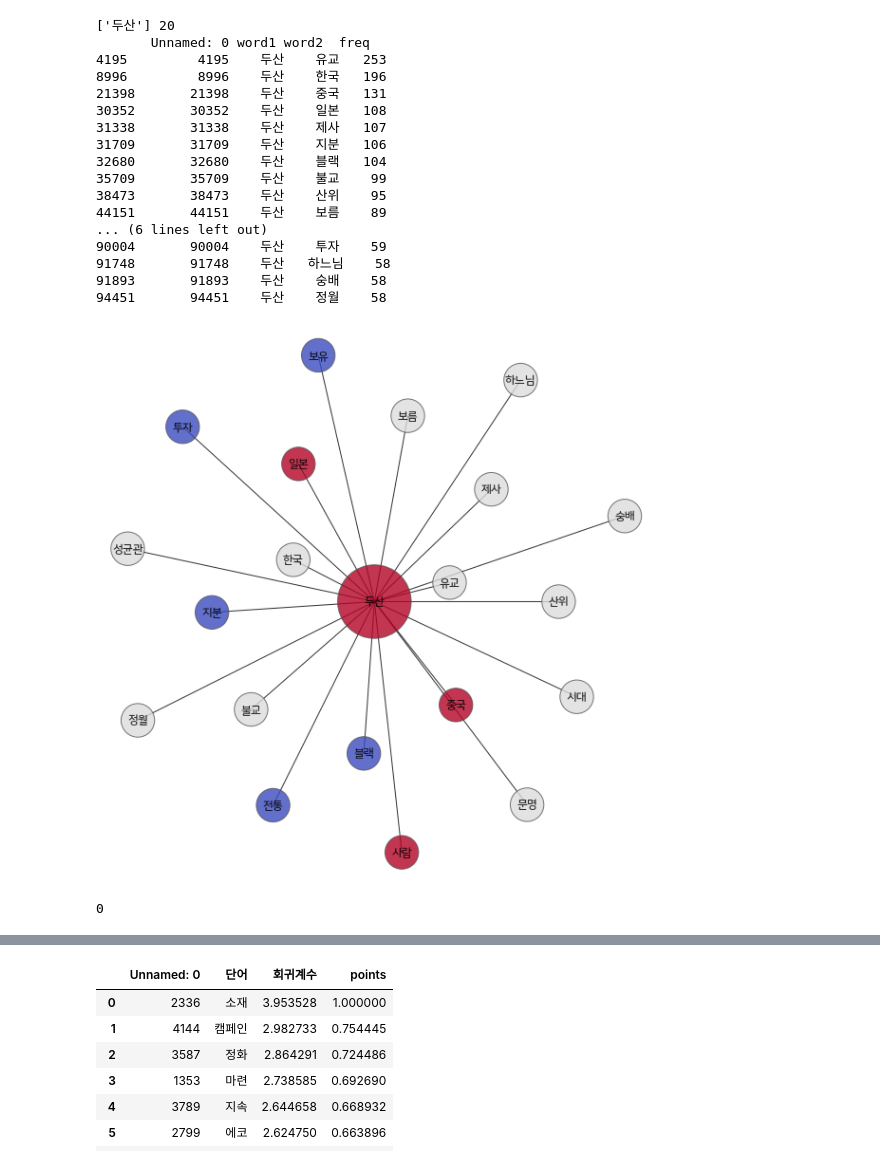
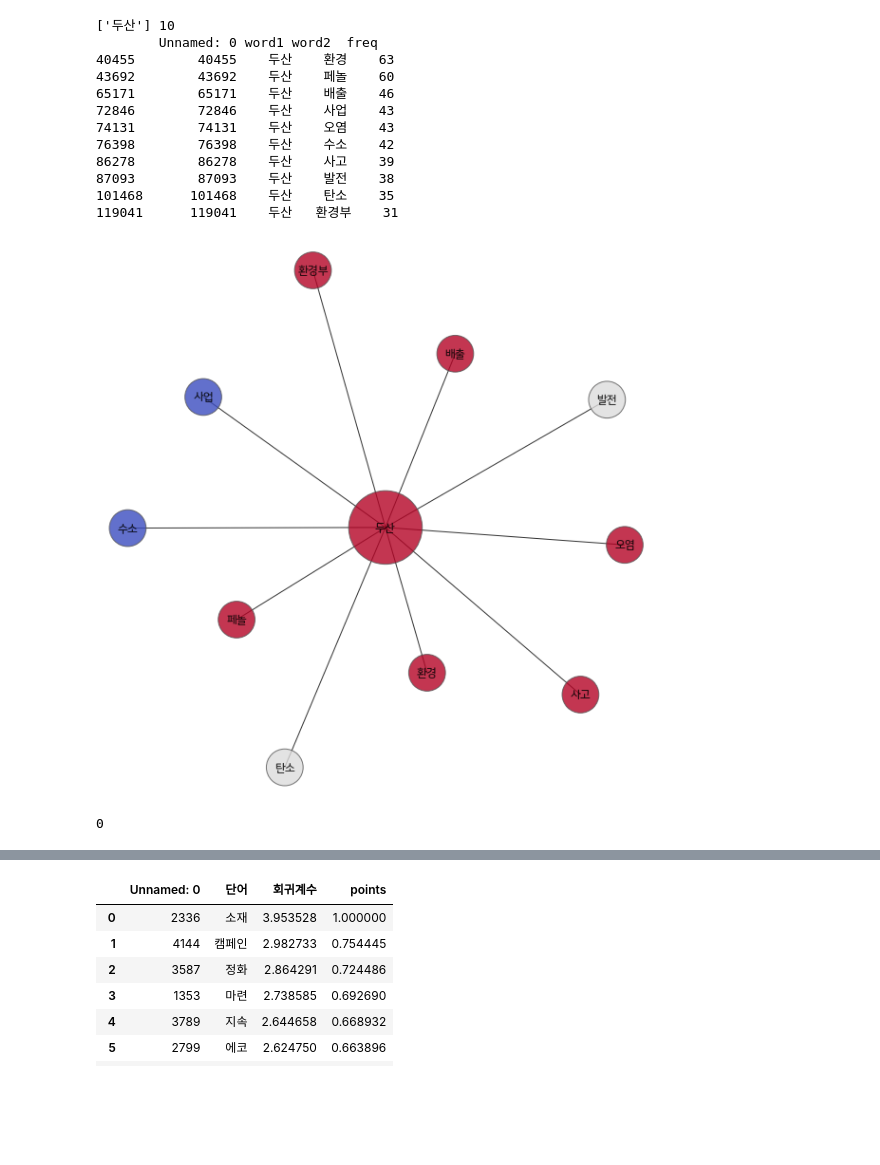
Before and after one commit to LeeKunHa/Construct-Sentiment-Dictionary-for-Companies-Conducting-Eco-Friendly-Businesses, a Jupyter notebook: main.ipynb, the cells around one changed output, grey strips where cells are left out. Cells and saved outputs as stored; diff of their text form; code cells hidden in the pictures; blank space fills up the shorter version.

```diff
--- a/main.ipynb
+++ b/main.ipynb
@@ -6,5 +12,5 @@ import seaborn as sns
 # %%
-dict_data_path = './Data/dict5000.csv'
+dict_data_path = './Data/dict.csv'
 file_path = './Data/stopwords.txt'
 
 sent_dict = pd.read_csv(dict_data_path,encoding='utf-8-sig')
@@ -14,5 +20,5 @@ with open(file_path,'r') as op:
 
 # 시각화에 필요한 단어 빈도수 그래프
 news_data = pd.read_csv('./Data/news_words_freq.csv',encoding='utf-8-sig')
-community_data = pd.read_csv('./Data/community_words_freq.csv',encoding='utf-8-sig')
+community_data = pd.read_csv('./Data/community_words_freq.csv',encoding='cp949')
 sns_data = pd.read_csv('./Data/sns_words_freq.csv',encoding='utf-8-sig')
@@ -45,22 +25,17 @@ community_data[community_data['word1']=='불교']
 # %%
-visualization.draw(community_data,sent_dict,['두산'],20)
+visualization.draw(news_data,sent_dict,['두산'],10)
 # %% [output]
-['두산'] 20
-       Unnamed: 0 word1 word2  freq
-4195         4195    두산    유교   253
-8996         8996    두산    한국   196
-21398       21398    두산    중국   131
-30352       30352    두산    일본   108
-31338       31338    두산    제사   107
-31709       31709    두산    지분   106
-32680       32680    두산    블랙   104
-35709       35709    두산    불교    99
-38473       38473    두산    산위    95
-44151       44151    두산    보름    89
-... (6 lines left out)
-90004       90004    두산    투자    59
-91748       91748    두산   하느님    58
-91893       91893    두산    숭배    58
-94451       94451    두산    정월    58
+['두산'] 10
+        Unnamed: 0 word1 word2  freq
+40455        40455    두산    환경    63
+43692        43692    두산    페놀    60
+65171        65171    두산    배출    46
+72846        72846    두산    사업    43
+74131        74131    두산    오염    43
+76398        76398    두산    수소    42
+86278        86278    두산    사고    39
+87093        87093    두산    발전    38
+101468      101468    두산    탄소    35
+119041      119041    두산   환경부    31
-[figure, old version]
+[figure, new version]
 0
```
Also changed, not shown: parts of 31 cells of this notebook, 14 other files.
